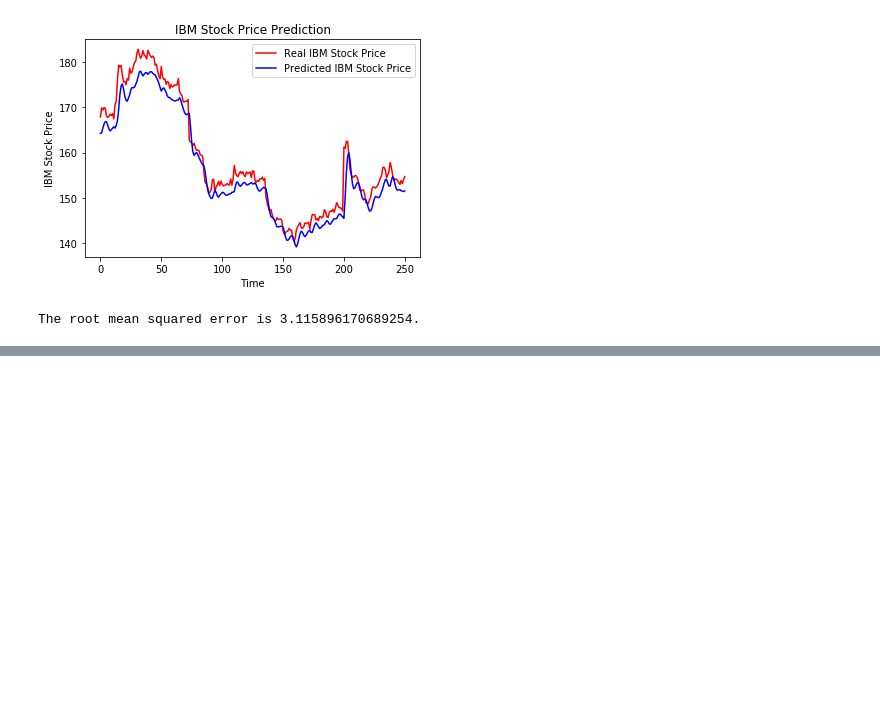
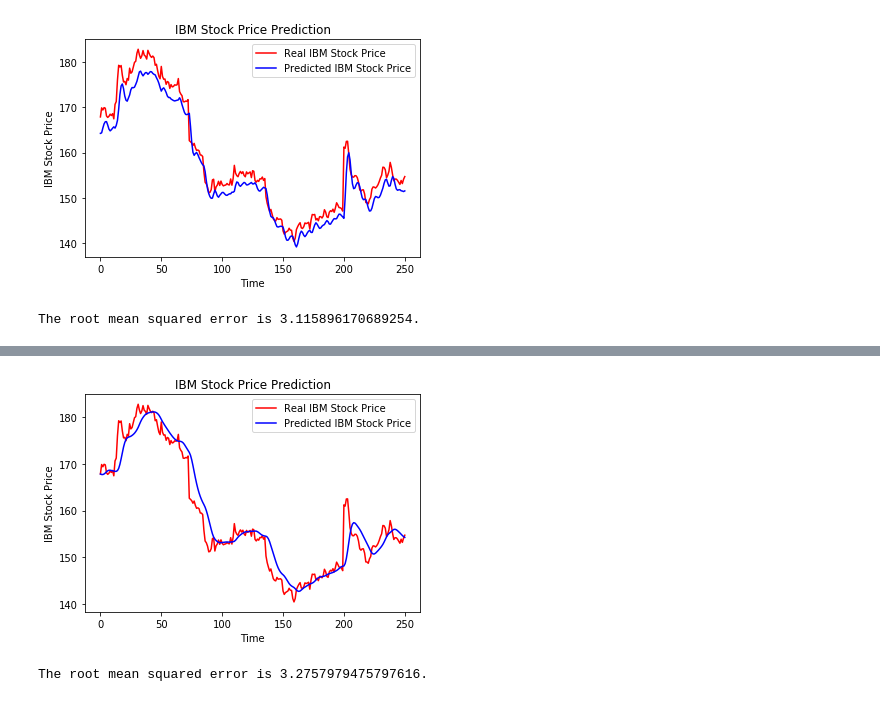
Before and after one commit to debanga/DeepLearningNotebooks, a Jupyter notebook: Recurrent_Neural_Networks_Introduction_to_LSTM.ipynb, the cells around one changed output, grey strips where cells are left out. Saved outputs shown, nothing was run; the diff lists cells and outputs as text; code cells hidden in the pictures; blank space fills up the shorter version.

```diff
--- a/Recurrent_Neural_Networks_Introduction_to_LSTM.ipynb
+++ b/Recurrent_Neural_Networks_Introduction_to_LSTM.ipynb
@@ -171,0 +181,21 @@ The root mean squared error is 3.115896170689254.
+# %%
+# The GRU architecture
+regressorGRU = Sequential()
+# First GRU layer with Dropout regularisation
+regressorGRU.add(GRU(units=50, return_sequences=True, input_shape=(X_train.shape[1],1), activation='tanh'))
+regressorGRU.add(Dropout(0.2))
+# Second GRU layer
+regressorGRU.add(GRU(units=50, return_sequences=True, input_shape=(X_train.shape[1],1), activation='tanh'))
+regressorGRU.add(Dropout(0.2))
+# Third GRU layer
+regressorGRU.add(GRU(units=50, return_sequences=True, input_shape=(X_train.shape[1],1), activation='tanh'))
+regressorGRU.add(Dropout(0.2))
+# Fourth GRU layer
+regressorGRU.add(GRU(units=50, activation='tanh'))
+regressorGRU.add(Dropout(0.2))
+# The output layer
+regressorGRU.add(Dense(units=1))
+# Compiling the RNN
+regressorGRU.compile(optimizer=SGD(lr=0.01, decay=1e-7, momentum=0.9, nesterov=False),loss='mean_squared_error')
+# Fitting to the training set
+regressorGRU.fit(X_train,y_train,epochs=50,batch_size=150)
@@ -171,0 +241,19 @@ The root mean squared error is 3.115896170689254.
+# %%
+# Preparing X_test and predicting the prices
+X_test = []
+for i in range(60,311):
+    X_test.append(inputs[i-60:i,0])
+X_test = np.array(X_test)
+X_test = np.reshape(X_test, (X_test.shape[0],X_test.shape[1],1))
+GRU_predicted_stock_price = regressorGRU.predict(X_test)
+GRU_predicted_stock_price = sc.inverse_transform(GRU_predicted_stock_price)
+# %%
+# Visualizing the results for GRU
+plot_predictions(test_set,GRU_predicted_stock_price)
+# %% [output]
+[figure, added]
+# %%
+# Evaluating GRU
+return_rmse(test_set,GRU_predicted_stock_price)
+# %% [output]
+The root mean squared error is 3.2757979475797616.
```
Also changed, not shown: parts of 6 cells of this notebook.
